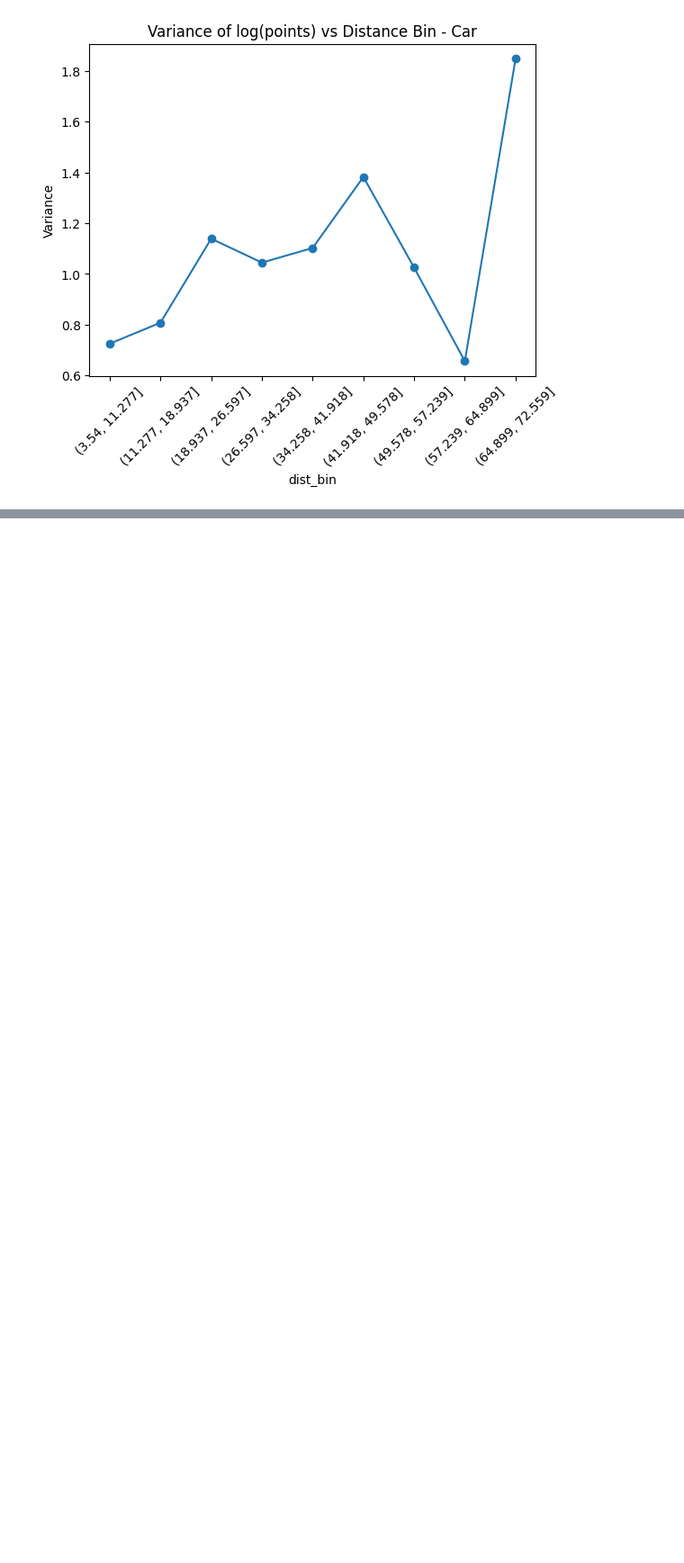
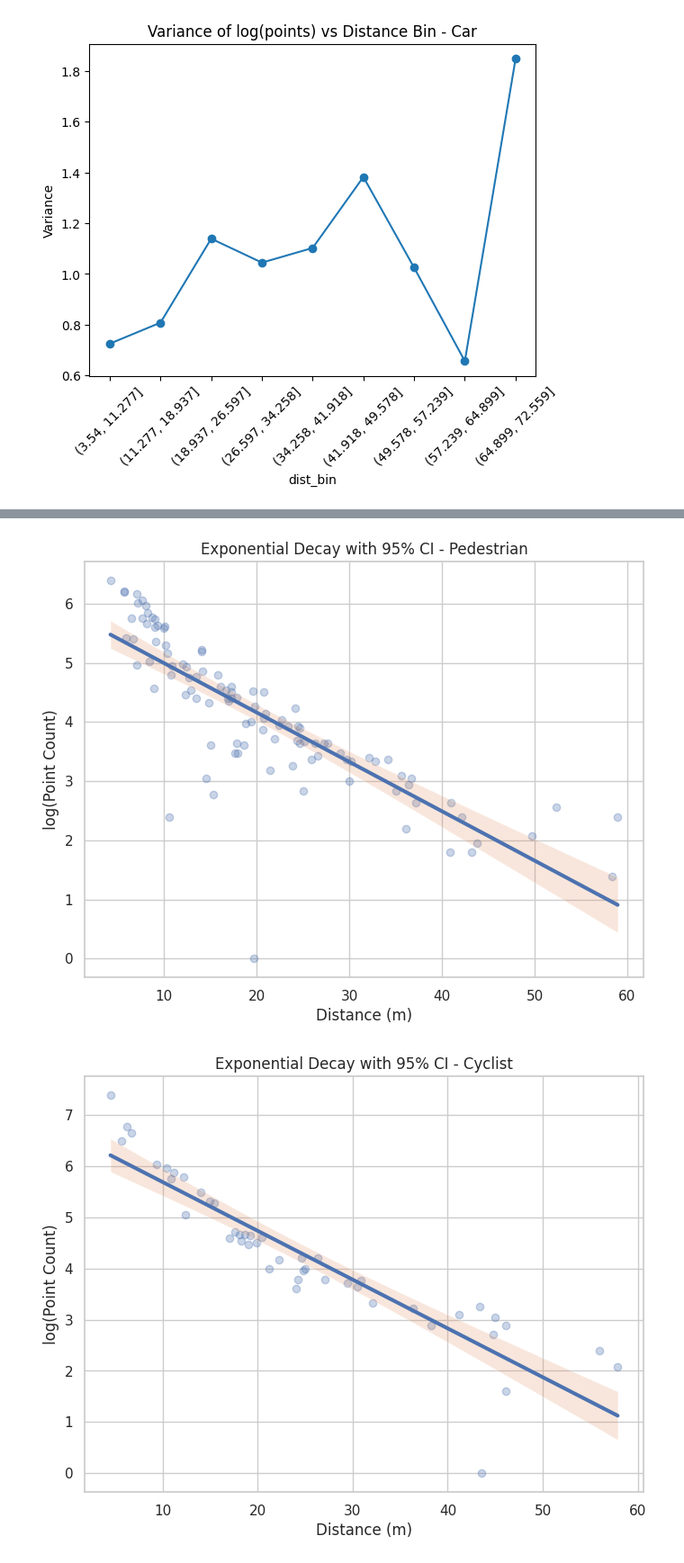
Before and after one commit to aliowx/data-analysis, a Jupyter notebook: notebook/EEG/eeg-bci-robot-control.ipynb, the cells around one changed output, grey strips where cells are left out. Shown at 90% size. Saved outputs shown, nothing was run; the diff lists cells and outputs as text; code cells hidden in the pictures; blank space fills up the shorter version.

```diff
--- a/notebook/EEG/eeg-bci-robot-control.ipynb
+++ b/notebook/EEG/eeg-bci-robot-control.ipynb
@@ -1131,0 +1198,29 @@ def train_physics_model(distance, log_points, epochs=3000, lr=0.01):
+# %%
+for cls in df_stats["class"].unique():
+
+    df_cls = df_stats[df_stats["class"] == cls].copy()
+    X = sm.add_constant(df_cls["distance"])
+    y = df_cls["log_points"]
+    model = sm.OLS(y, X).fit()
+
+    d_range = np.linspace(df_cls["distance"].min(),
+                          df_cls["distance"].max(), 200)
+
+    X_pred = sm.add_constant(d_range)
+    pred = model.get_prediction(X_pred)
+    pred_summary = pred.summary_frame(alpha=0.05)
+
+    plt.figure()
+    plt.scatter(df_cls["distance"], df_cls["log_points"], alpha=0.3)
+    plt.plot(d_range, pred_summary["mean"], linewidth=3)
+    plt.fill_between(d_range,
+                     pred_summary["mean_ci_lower"],
+                     pred_summary["mean_ci_upper"],
+                     alpha=0.2)
+    plt.title(f"Exponential Decay with 95% CI - {cls}")
+    plt.xlabel("Distance (m)")
+    plt.ylabel("log(Point Count)")
+    plt.show()
+# %% [output]
+[figure, added]
+[figure, added]
```
Also changed, not shown: parts of 6 cells of this notebook.
